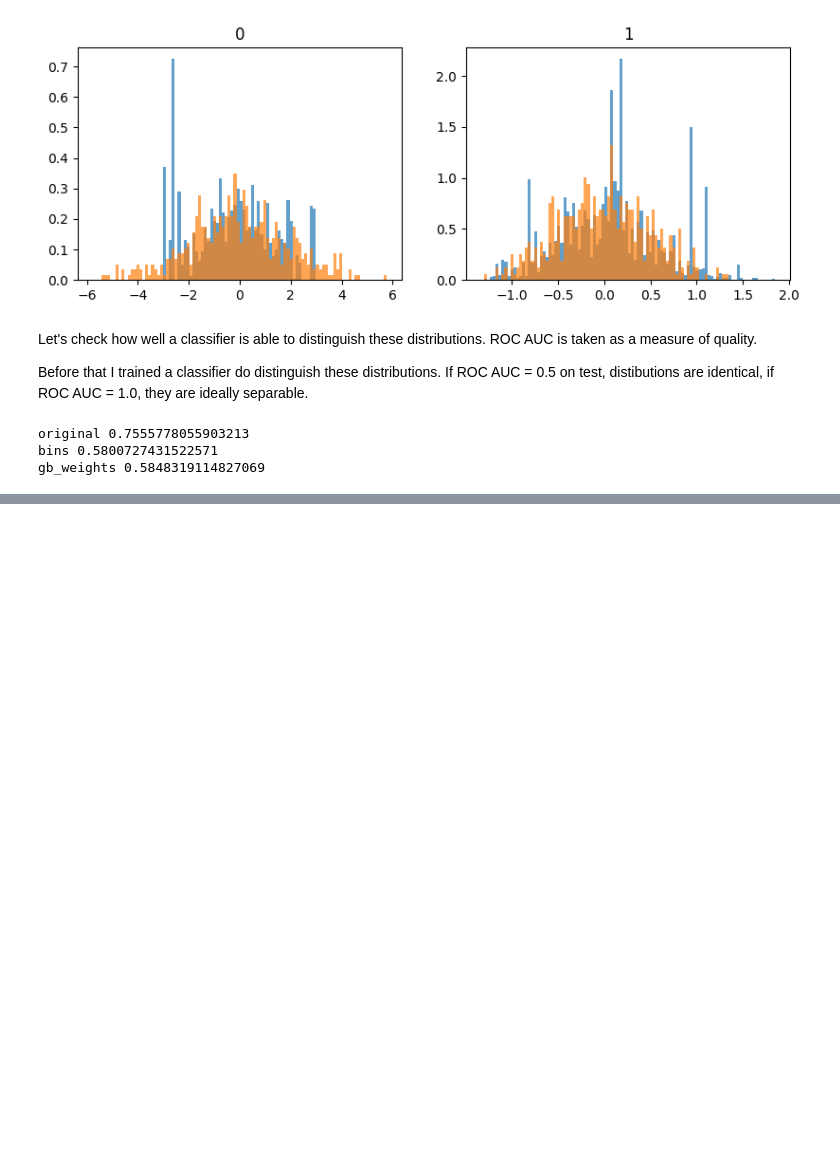
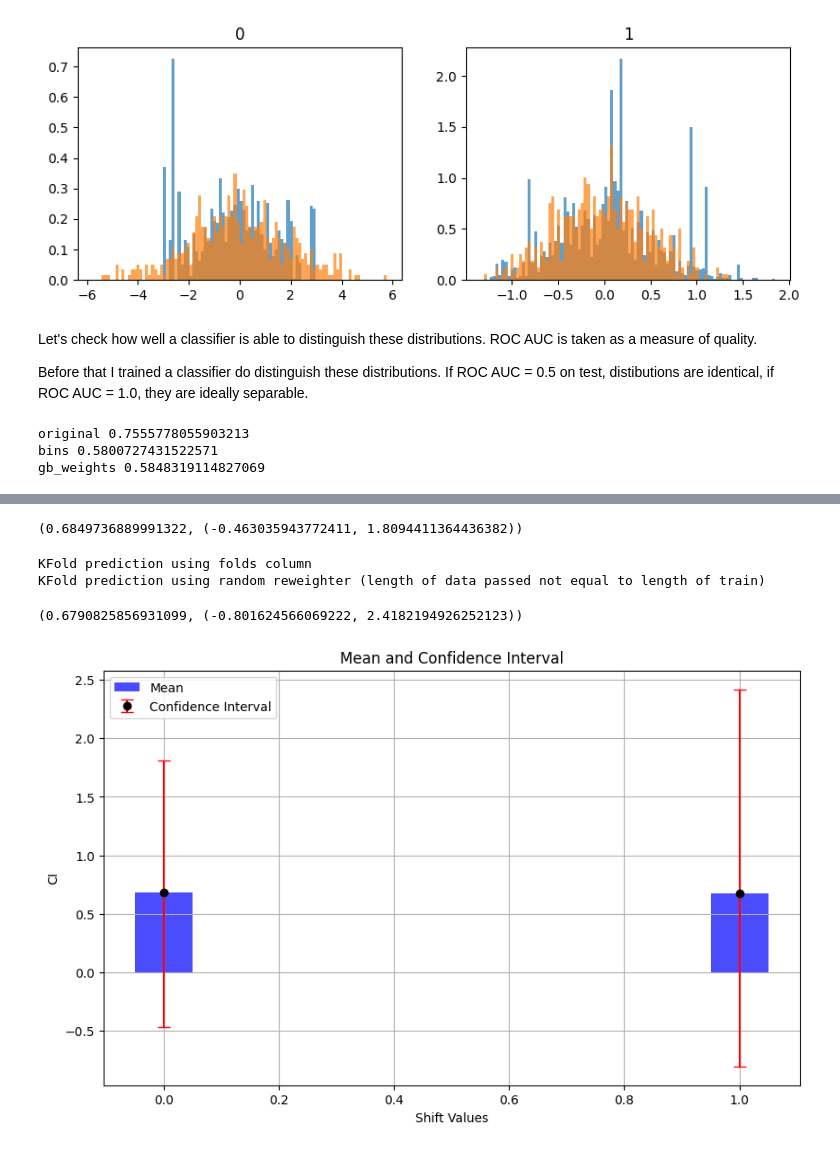
Before and after one commit to grgera/Propensity-Score-Eval, a Jupyter notebook: toy_example_2.0.ipynb, the cells around one changed output, grey strips where cells are left out. Drawn from its saved outputs; the diff is of its cells as text; code cells hidden in the pictures; blank space fills up the shorter version.

```diff
--- a/toy_example_2.0.ipynb
+++ b/toy_example_2.0.ipynb
@@ -247,0 +410,38 @@ gb_weights 0.5848319114827069
+# %%
+y_train = np.random.choice([0,1], 2000, replace=True)
+# %%
+regressor = LinearRegression().fit(original_train, y_train)
+# %%
+first_ci = bootstrap_resampling(target_test, regressor)
+first_ci
+# %% [output]
+(0.6849736889991322, (-0.463035943772411, 1.8094411364436382))
+# %%
+regressor_weighted = LinearRegression().fit(original_train,
+                                        y_train,
+                                        sample_weight=reweighter.predict_weights(original_train))
+
+second_ci = bootstrap_resampling(target_test, regressor_weighted, reweighter.predict_weights(target_test))
+second_ci
+# %% [output]
+KFold prediction using folds column
+KFold prediction using random reweighter (length of data passed not equal to length of train)
+(0.6790825856931099, (-0.801624566069222, 2.4182194926252123))
+# %%
+means = np.array([first_ci[0], second_ci[0]])
+shift_values = [0, 1]
+lower_bounds = np.array([first_ci[1][0], second_ci[1][0]])
+upper_bounds = np.array([first_ci[1][1], second_ci[1][1]])
+
+plt.figure(figsize=(10, 6))
+plt.bar(shift_values, means, width=0.1, color='blue', alpha=0.7, label='Mean')
+plt.errorbar(shift_values, means, yerr=[means - lower_bounds, upper_bounds - means],
+             fmt='o', color='black', ecolor='red', capsize=5, label='Confidence Interval')
+plt.xlabel('Shift Values')
+plt.ylabel('CI')
+plt.title('Mean and Confidence Interval')
+plt.legend()
+plt.grid(True)
+plt.show()
+# %% [output]
+[figure, added]
```
Also changed, not shown: parts of 23 cells of this notebook, 1 other file.
